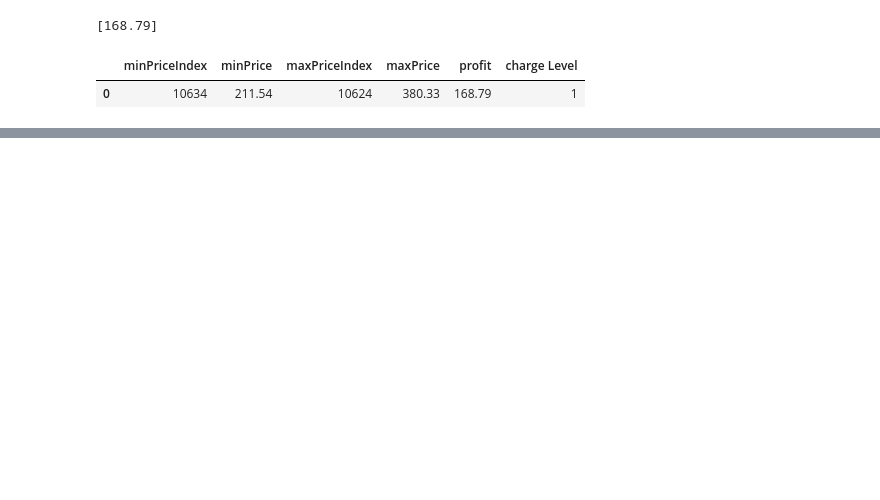
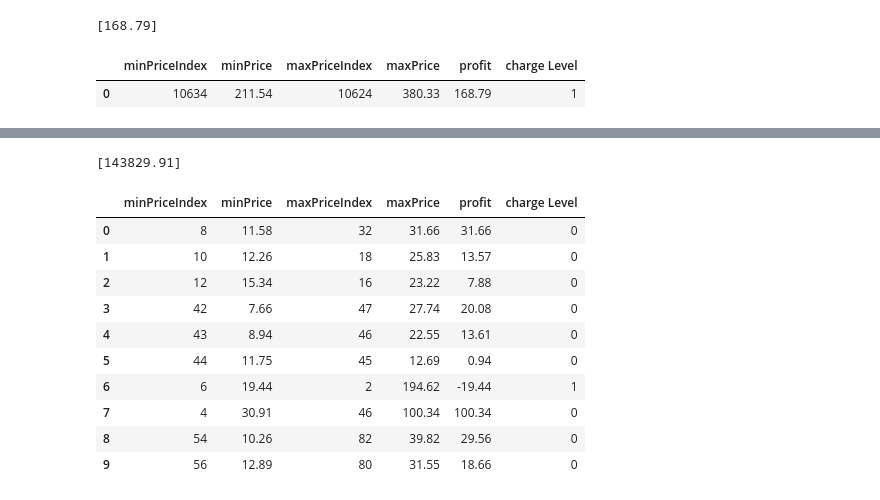
Before and after one commit to ciaranoc123/DAM-BM_Trading, a Jupyter notebook: Maximising the value of electricity - Quantile.ipynb, the cells around one changed output, grey strips where cells are left out. Cells and saved outputs as stored; diff of their text form; code cells hidden in the pictures; blank space fills up the shorter version.

```diff
--- a/Maximising the value of electricity - Quantile.ipynb
+++ b/Maximising the value of electricity - Quantile.ipynb
@@ -765,3 +2181,19 @@ r_dam_bm_30_70=run_electricity_strategy(df=Y_r_DAM, df_bm=Y_r_BM, Q_A_Preds=Q_30
+# %%
+print(sum(PF_dam_bm.iloc[:,4:5].values))
+PF_dam_bm.head(n=10)
+# %% [output]
+[143829.91]
+|  | minPriceIndex | minPrice | maxPriceIndex | maxPrice | profit | charge Level |
+| 0 | 8 | 11.58 | 32 | 31.66 | 31.66 | 0 |
+| 1 | 10 | 12.26 | 18 | 25.83 | 13.57 | 0 |
+| 2 | 12 | 15.34 | 16 | 23.22 | 7.88 | 0 |
+| 3 | 42 | 7.66 | 47 | 27.74 | 20.08 | 0 |
+| 4 | 43 | 8.94 | 46 | 22.55 | 13.61 | 0 |
+| 5 | 44 | 11.75 | 45 | 12.69 | 0.94 | 0 |
+| 6 | 6 | 19.44 | 2 | 194.62 | -19.44 | 1 |
+| 7 | 4 | 30.91 | 46 | 100.34 | 100.34 | 0 |
+| 8 | 54 | 10.26 | 82 | 39.82 | 29.56 | 0 |
+| 9 | 56 | 12.89 | 80 | 31.55 | 18.66 | 0 |
 # %%
 print(sum(r_dam_bm_50_50.iloc[:,4:5].values))
 r_dam_bm_50_50
```
Also changed, not shown: parts of 22 cells of this notebook.
